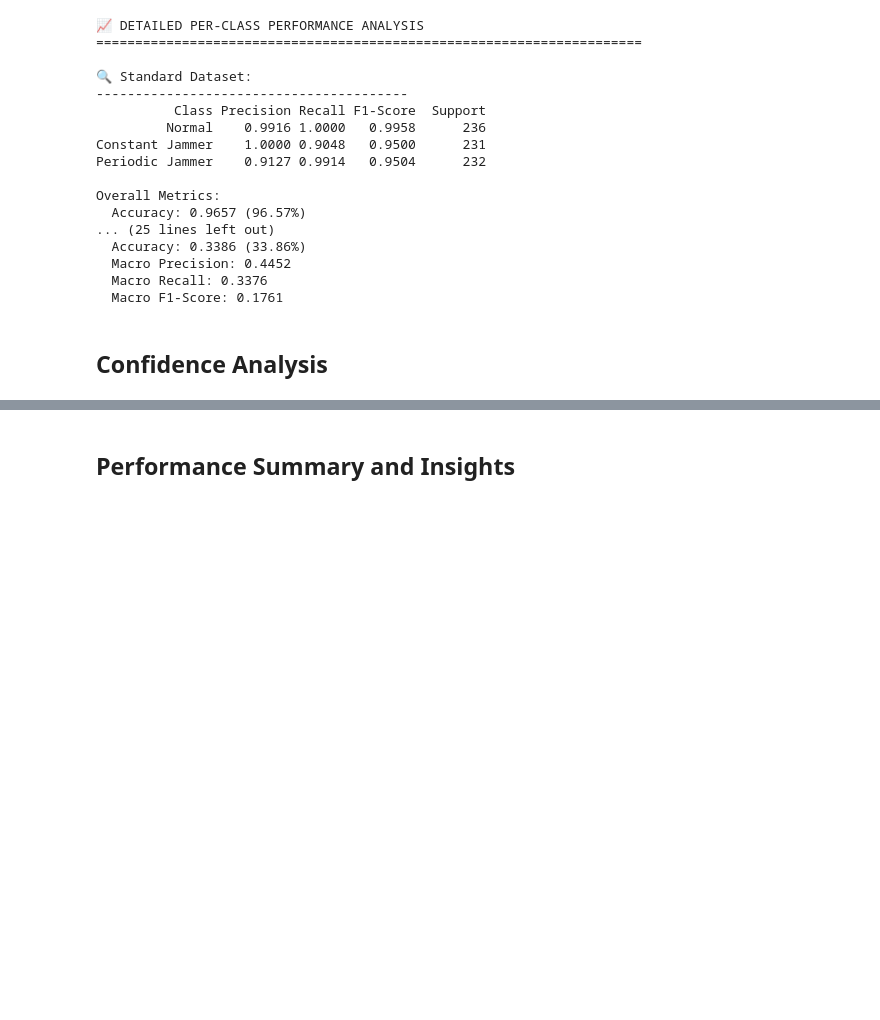
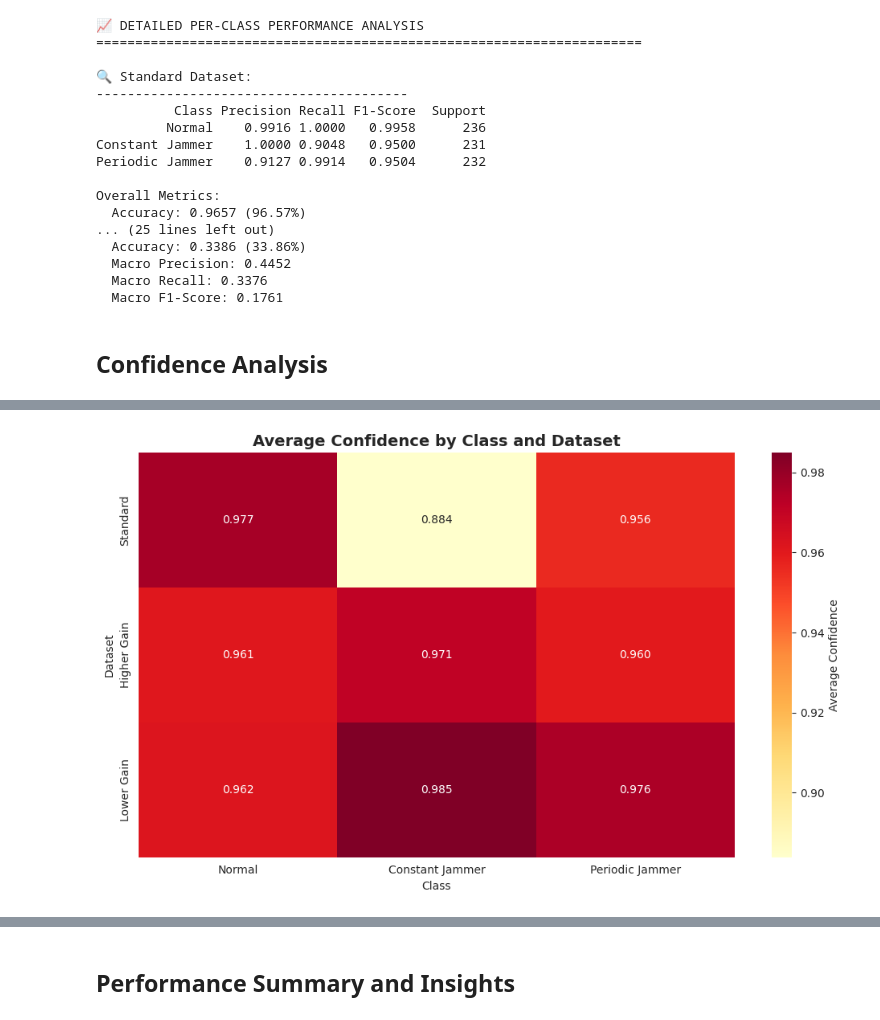
Before and after one commit to OmarElmelegy/Jamming_Detection_SDR, a Jupyter notebook: notebooks/model_evaluation_comprehensive.ipynb, the cells around one changed output, grey strips where cells are left out. Saved outputs shown, nothing was run; the diff lists cells and outputs as text; code cells hidden in the pictures; blank space fills up the shorter version.

```diff
--- a/notebooks/model_evaluation_comprehensive.ipynb
+++ b/notebooks/model_evaluation_comprehensive.ipynb
@@ -642,0 +604,35 @@ plt.show()
+# %%
+# 3. Average Confidence by Class and Dataset
+fig, ax = plt.subplots(figsize=(10, 6))
+
+confidence_matrix = []
+for dataset_name in datasets:
+    results = all_results[dataset_name]
+    probabilities = results['probabilities']
+    true_labels = results['true_labels']
+
+    class_confidences = []
+    for class_idx in range(3):
+        class_mask = (true_labels == class_idx)
+        if np.sum(class_mask) > 0:
+            class_probs = probabilities[class_mask]
+            avg_confidence = np.mean(np.max(class_probs, axis=1))
+            class_confidences.append(avg_confidence)
+        else:
+            class_confidences.append(0)
+
+    confidence_matrix.append(class_confidences)
+
+confidence_matrix = np.array(confidence_matrix)
+sns.heatmap(confidence_matrix, annot=True, fmt='.3f', cmap='YlOrRd',
+            xticklabels=CLASS_NAMES, yticklabels=datasets, ax=ax,
+            cbar_kws={'label': 'Average Confidence'})
+ax.set_title('Average Confidence by Class and Dataset', fontsize=14, fontweight='bold')
+ax.set_xlabel('Class')
+ax.set_ylabel('Dataset')
+
+plt.tight_layout()
+plt.savefig('/home/omar/Downloads/SDRv2/results/visualizations/confidence_by_class_dataset.png', dpi=300, bbox_inches='tight')
+plt.show()
+# %% [output]
+[figure, added]
```
Also changed, not shown: parts of 9 cells of this notebook, 10 other files.
